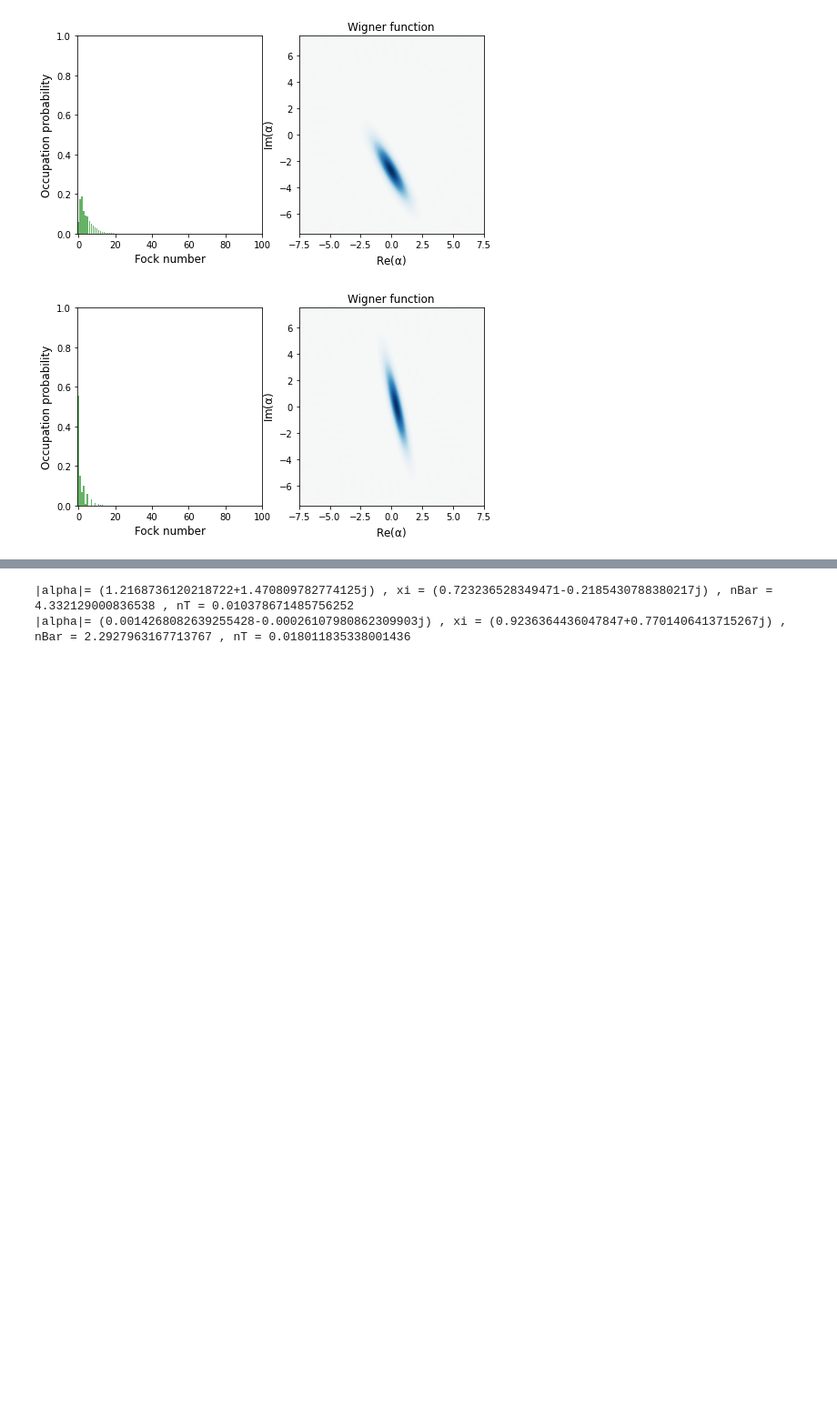
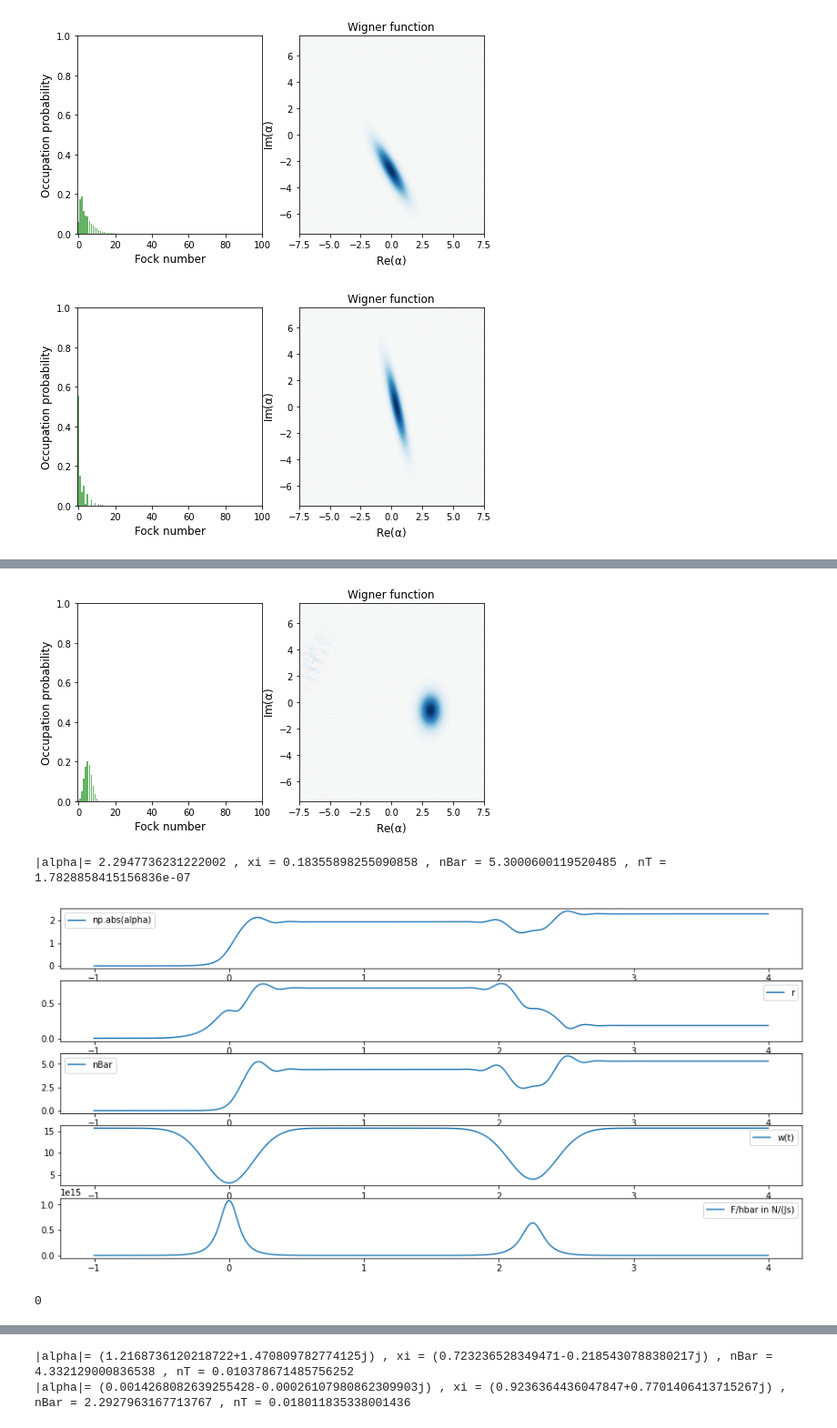
Before and after one commit to R-Thomm/Robin-Master, a Jupyter notebook: DoubleQuench.ipynb, the cells around one changed output, grey strips where cells are left out. Shown: that part at 91% size. Drawn from its saved outputs; the diff is of its cells as text; code cells hidden in the pictures; blank space fills up the shorter version.

Commit message:
"finished" theoretical calculations (and comparison) of double pulse

```diff
--- a/DoubleQuench.ipynb
+++ b/DoubleQuench.ipynb
@@ -391,0 +395,26 @@ print('|alpha|=', np.abs(alpha), ', xi =', np.abs(xi), ', nBar =', nBar, ', nT =
+# %%
+# do the corresponding double quench sequence
+n = 50
+timesQQ = np.linspace(-1, 4, 500) # 200 steps per mu s and 80 steps per T=0.4 mu s
+argsQQ = {'n': n,
+   'omega': wQQ,
+   'omegaDt': wQQdot,
+   'omegaArgs': [w0, -0.8*w0, 0.18, -0.8*0.93*w0, 0.18, 2 + (1+phi)*T],
+   'f0': 100/(9*10**-15)}
+
+psi0 = fock_dm(n, 0)
+resultQQ = mesolve(H, psi0, timesQQ, args=argsQQ)
+psiQQ = resultQQ.states[-1]
+
+plot_wigner_fock_distribution(psiQQ)
+plt.show()
+
+alpha, xi, nBar, nT = getParams(psiQQ)
+print('|alpha|=', np.abs(alpha), ', xi =', np.abs(xi), ', nBar =', nBar, ', nT =', nT)
+
+plotResults(timesQQ, resultQQ, argsQQ, calculate_nT = False, nSkipp = 1, showProgress = False)
+# %% [output]
+[figure, added]
+|alpha|= 2.2947736231222002 , xi = 0.18355898255090858 , nBar = 5.3000600119520485 , nT = 1.7828858415156836e-07
+[figure, added]
+0
```
Also changed, not shown: parts of 8 cells of this notebook, 1 other file.
